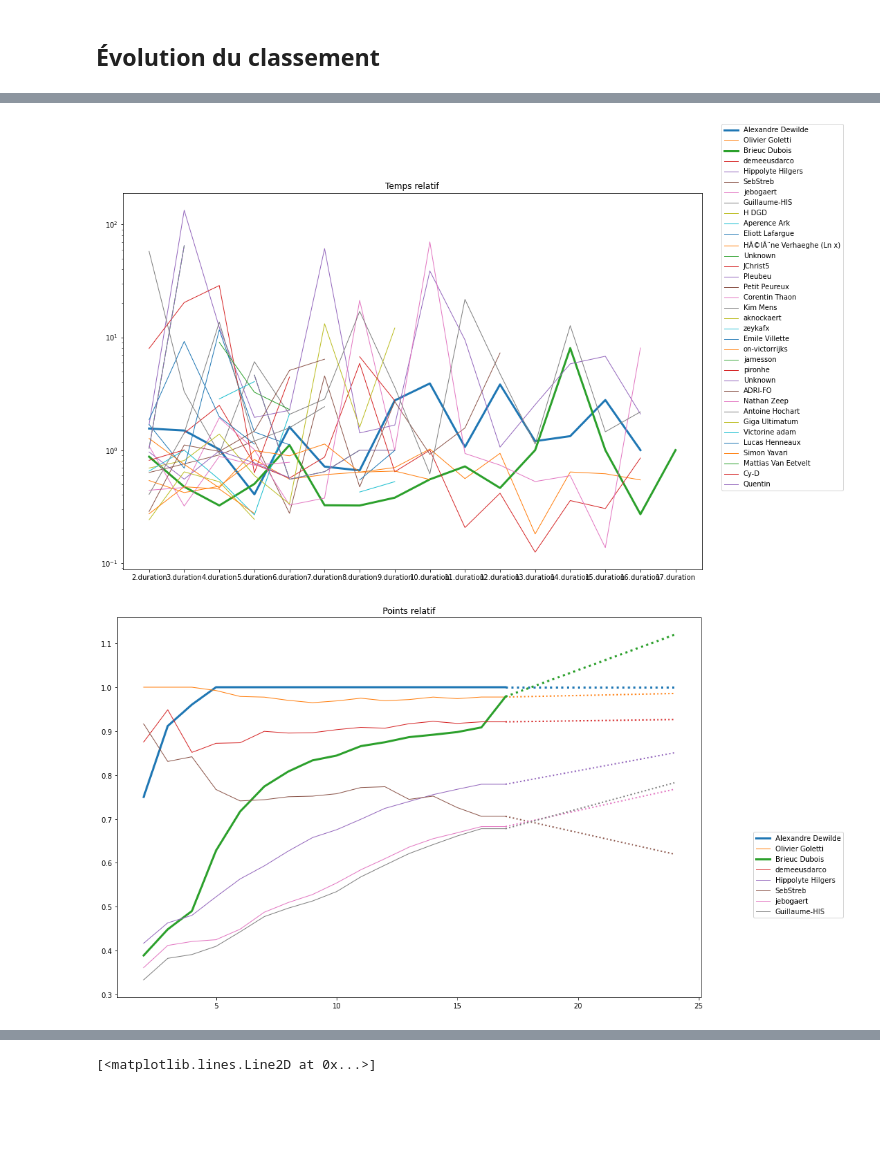
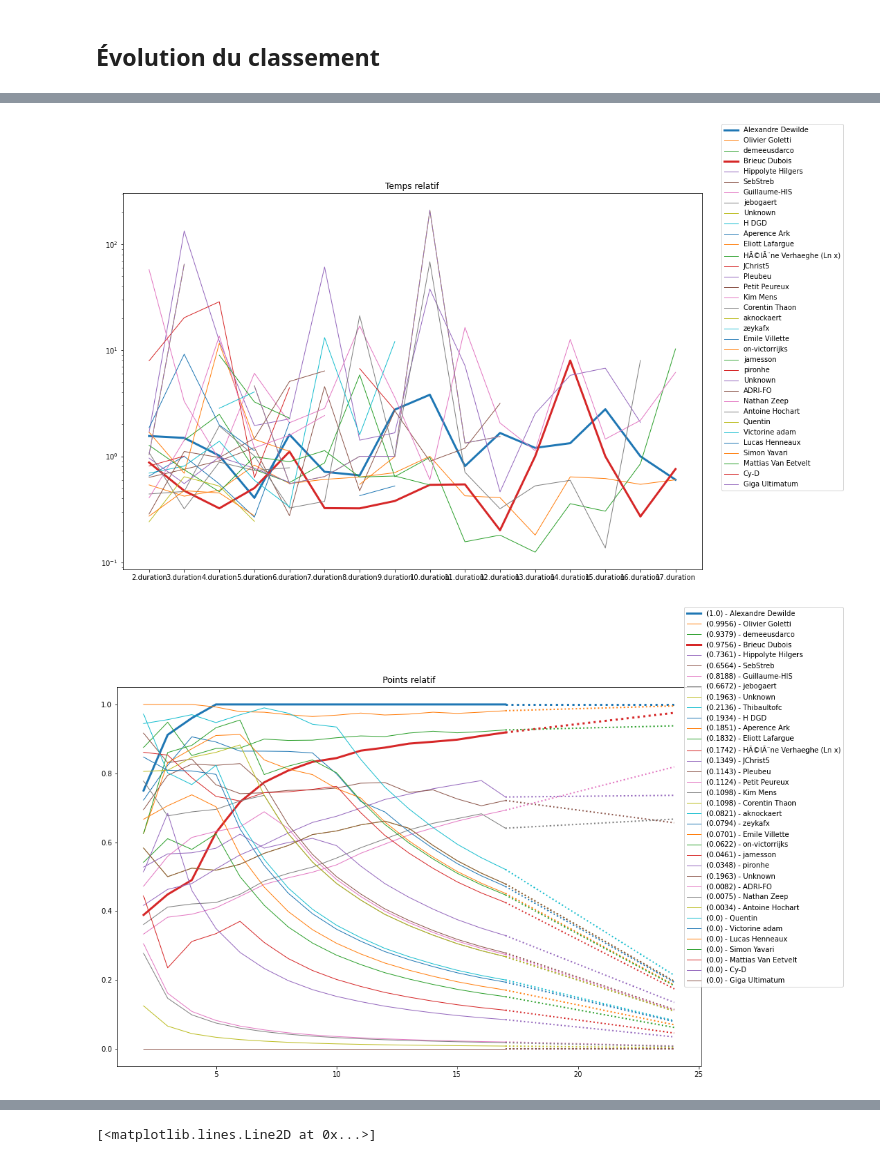
Before and after one commit to BhasherBEL/ProgrammingChallenges, a Jupyter notebook: AdventOfCode 2020/AOC.Data.ipynb, the cells around one changed output, grey strips where cells are left out. Drawn from its saved outputs; the diff is of its cells as text; code cells hidden in the pictures; blank space fills up the shorter version.

```diff
--- a/AdventOfCode 2020/AOC.Data.ipynb
+++ b/AdventOfCode 2020/AOC.Data.ipynb
@@ -77,8 +76,0 @@ _ = plt.legend(bbox_to_anchor=(1.25, -0.1), loc="lower right")
-# %%
-plt.figure(figsize=(15, 7))
-plt.title('Classement journalier')
-for name, data in df.filter(regex=(r'\d+?#2\.classement')).head(10).iterrows():
-    if name in watch_list: lw = 3
-    else: lw = 1
-    plt.plot(data, label=name, linewidth=lw)
-_ = plt.legend()
@@ -133,7 +123,7 @@ for name, data in med.iterrows():
     plt.plot(data, label=name, linewidth=lw)
 _ = plt.legend(bbox_to_anchor=(1.25, 0.2), loc="lower right")
 # %% [output]
-[figure, old version]
+[figure, new version]
 # %%
 from sklearn.linear_model import LinearRegression
 # %%
@@ -141,22 +131,22 @@ colors = plt.rcParams['axes.prop_cycle'].by_key()['color']
 # %%
 plt.figure(figsize=(15, 10))
 plt.title('Points relatif')
 #plt.ylim(-0.5, 4)
-for i, (name, data) in enumerate(df.filter(regex=(r'^\d+?\.relative\.pts$')).head(8).iterrows()):
+for i, (name, data) in enumerate(df.filter(regex=(r'^\d+?\.relative\.pts$')).iterrows()):
     X = [[int(re.search(r'\d+', el).group())] for el in data.keys()]
     y = data.values
     reg=LinearRegression()
     reg.fit(X[-5:], y[-5:])
 
     if name in watch_list: lw = 3
     else: lw = 1
-    plt.plot(X, y, label=name, linewidth=lw, color=colors[i%len(colors)])
     m = max(X)[0]
     Xpred = [[x] for x in range(m, 25)]
     ypred = reg.predict(Xpred)
     ypred += y[-1] - ypred[0]
+    plt.plot(X, y, label=f'({round(ypred[-1], 4)}) - ' + name, linewidth=lw, color=colors[i%len(colors)])
     plt.plot(Xpred, ypred, color=colors[i%len(colors)], linewidth=2 if lw == 1 else lw, linestyle=':')
 _ = plt.legend(bbox_to_anchor=(1.25, 0.2), loc="lower right")
 # plt.plot([[m], [m]], [0.3, 1], color='#aaaaaa', linestyle='--')
 # %% [output]
-[figure, old version]
+[figure, new version]
```
Also changed, not shown: parts of 6 cells of this notebook, 5 other files.
